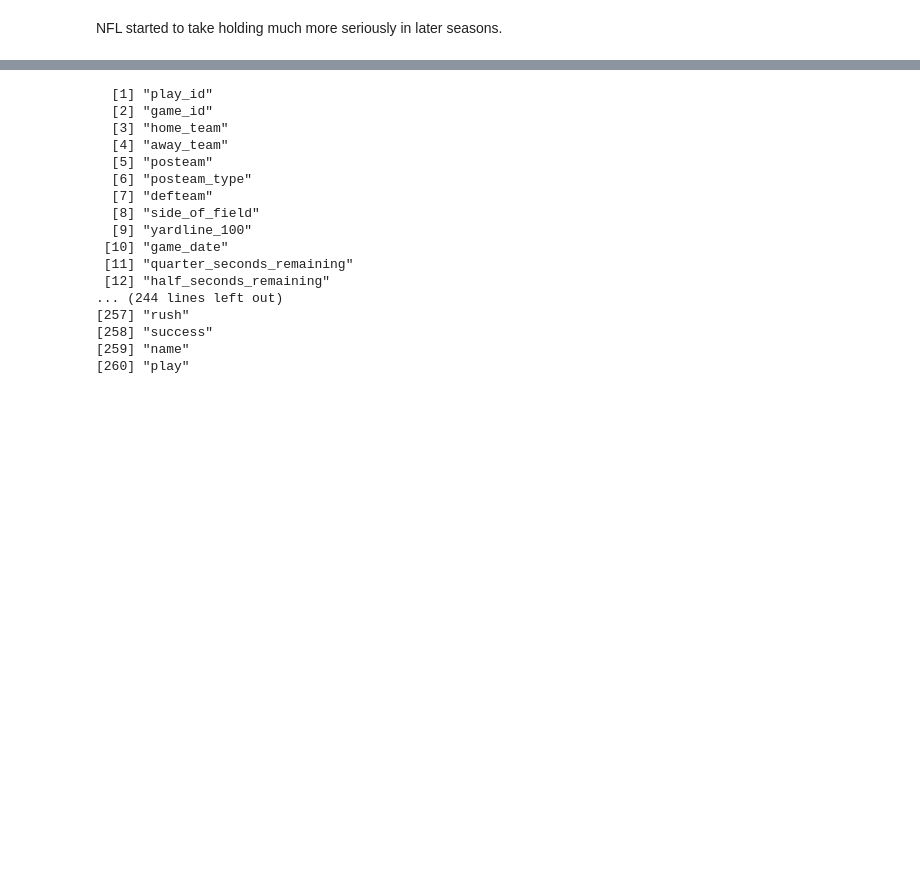
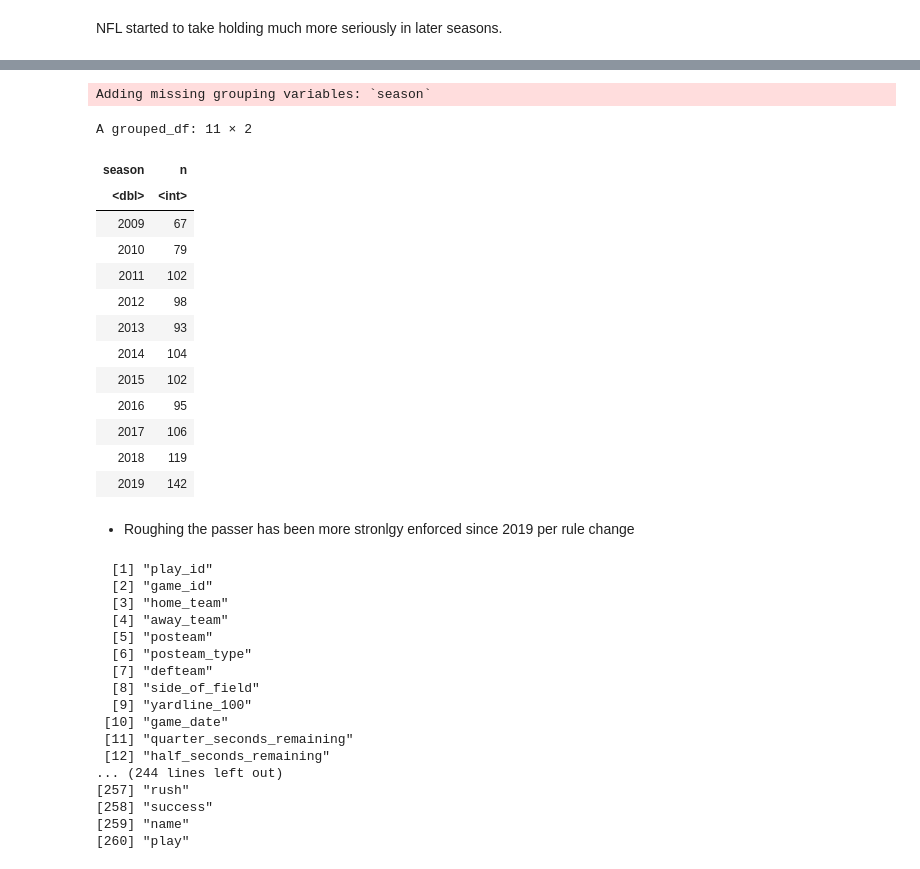
Before and after one commit to rennerm1/NFL-Data-Science-Project, a Jupyter notebook: playingaround.ipynb, the cells around one changed output, grey strips where cells are left out. Drawn from its saved outputs; the diff is of its cells as text; code cells hidden in the pictures; blank space fills up the shorter version.

```diff
--- a/playingaround.ipynb
+++ b/playingaround.ipynb
@@ -189,3 +189,27 @@ A grouped_df: 11 × 2
+# %%
+pbp_all_rp %>%
+group_by(season) %>%
+filter(penalty == 1, !str_detect(desc, "(Timeout)"), str_detect(desc, "(Roughing)")) %>%
+select(desc) %>%
+count(season)
+# %% [output]
+Adding missing grouping variables: `season`
+A grouped_df: 11 × 2
+| season | n |
+| <dbl> | <int> |
+| 2009 | 67 |
+| 2010 | 79 |
+| 2011 | 102 |
+| 2012 | 98 |
+| 2013 | 93 |
+| 2014 | 104 |
+| 2015 | 102 |
+| 2016 | 95 |
+| 2017 | 106 |
+| 2018 | 119 |
+| 2019 | 142 |
+# %% [markdown]
+* Roughing the passer has been more stronlgy enforced since 2019 per rule change
 # %%
 names(pbp_all_rp)
 # %% [output]
```
Also changed, not shown: parts of 4 cells of this notebook.
